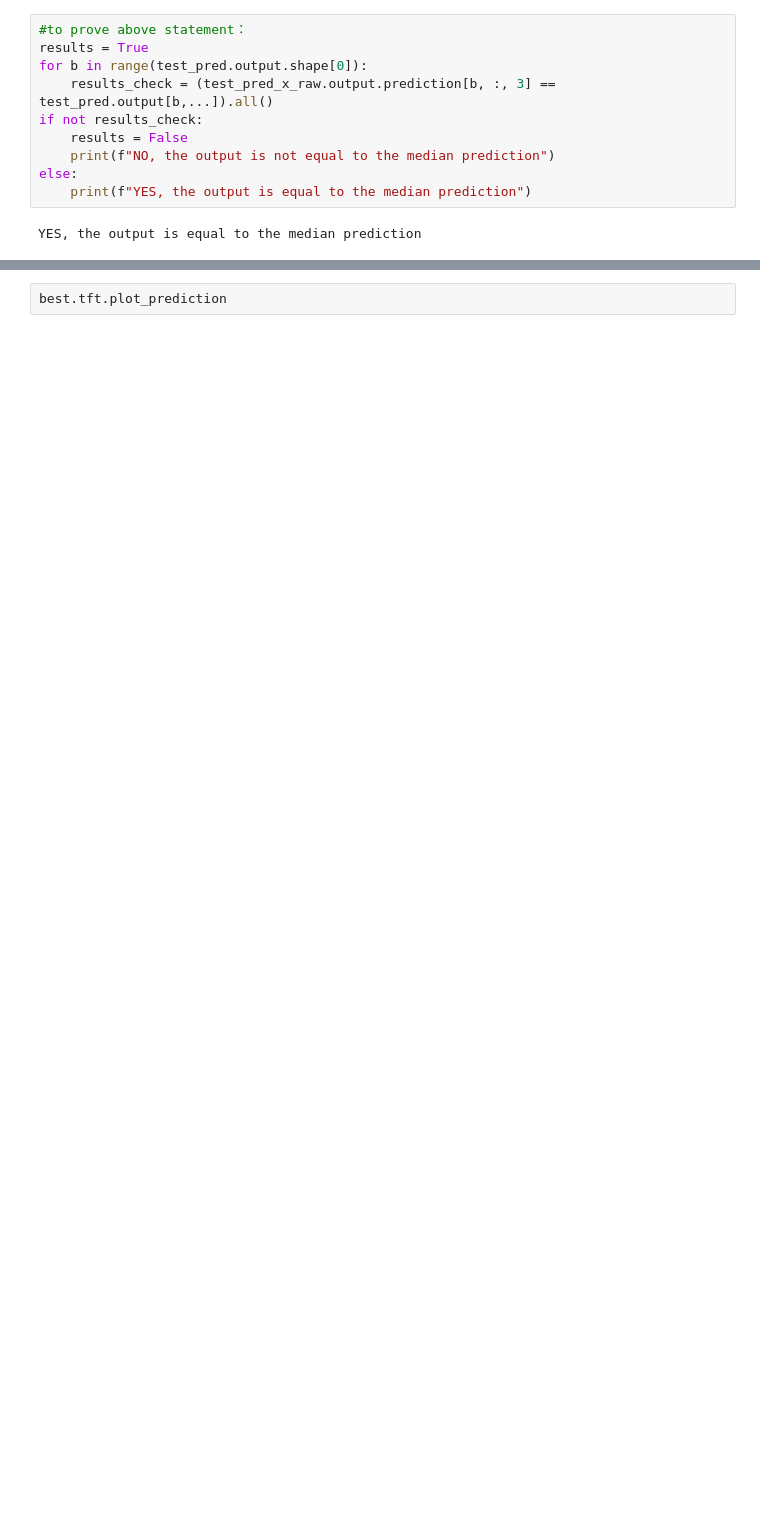
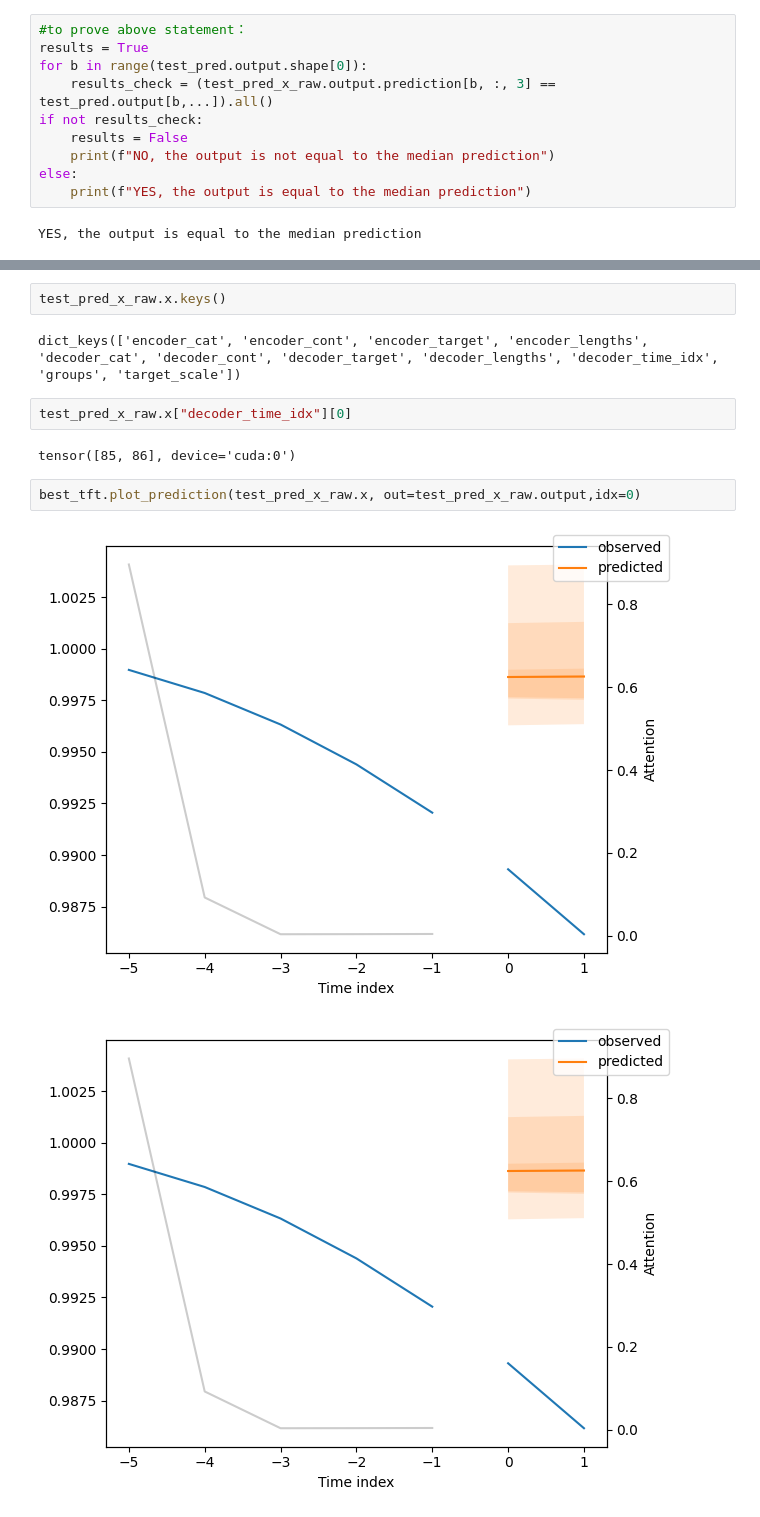
Before and after one commit to dsjinx/pytorch_forecasting, a Jupyter notebook: tft_toy.ipynb, the cells around one changed output, grey strips where cells are left out. Cells and saved outputs as stored; diff of their text form; blank space fills up the shorter version.

```diff
--- a/tft_toy.ipynb
+++ b/tft_toy.ipynb
@@ -337,2 +386,13 @@ YES, the output is equal to the median prediction
+# %%
+test_pred_x_raw.x.keys()
+# %% [output]
+dict_keys(['encoder_cat', 'encoder_cont', 'encoder_target', 'encoder_lengths', 'decoder_cat', 'decoder_cont', 'decoder_target', 'decoder_lengths', 'decoder_time_idx', 'groups', 'target_scale'])
+# %%
+test_pred_x_raw.x["decoder_time_idx"][0]
+# %% [output]
+tensor([85, 86], device='cuda:0')
 # %%
-best.tft.plot_prediction
+best_tft.plot_prediction(test_pred_x_raw.x, out=test_pred_x_raw.output,idx=0)
+# %% [output]
+[figure, added]
+[figure, added]
```
Also changed, not shown: parts of 11 cells of this notebook.
